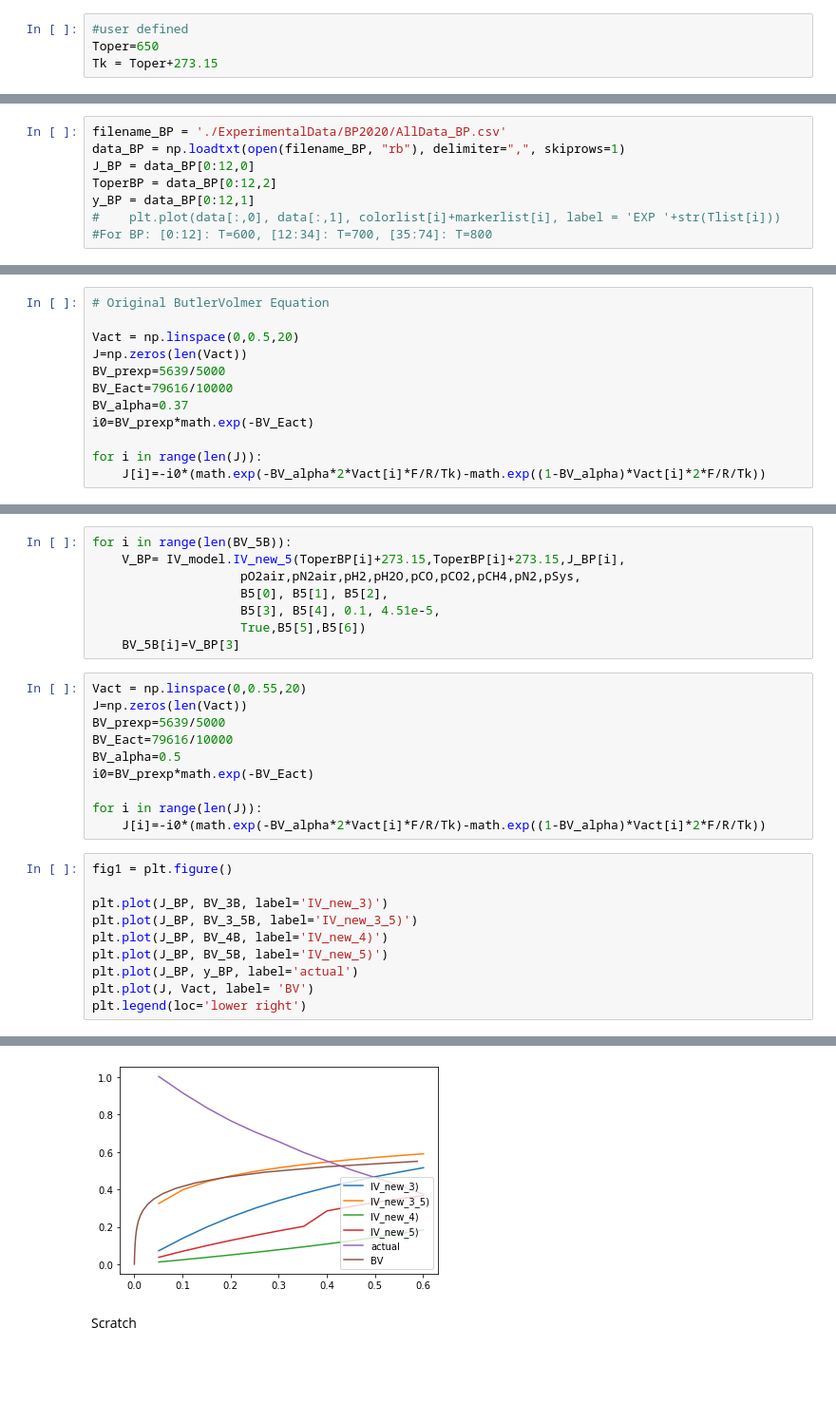
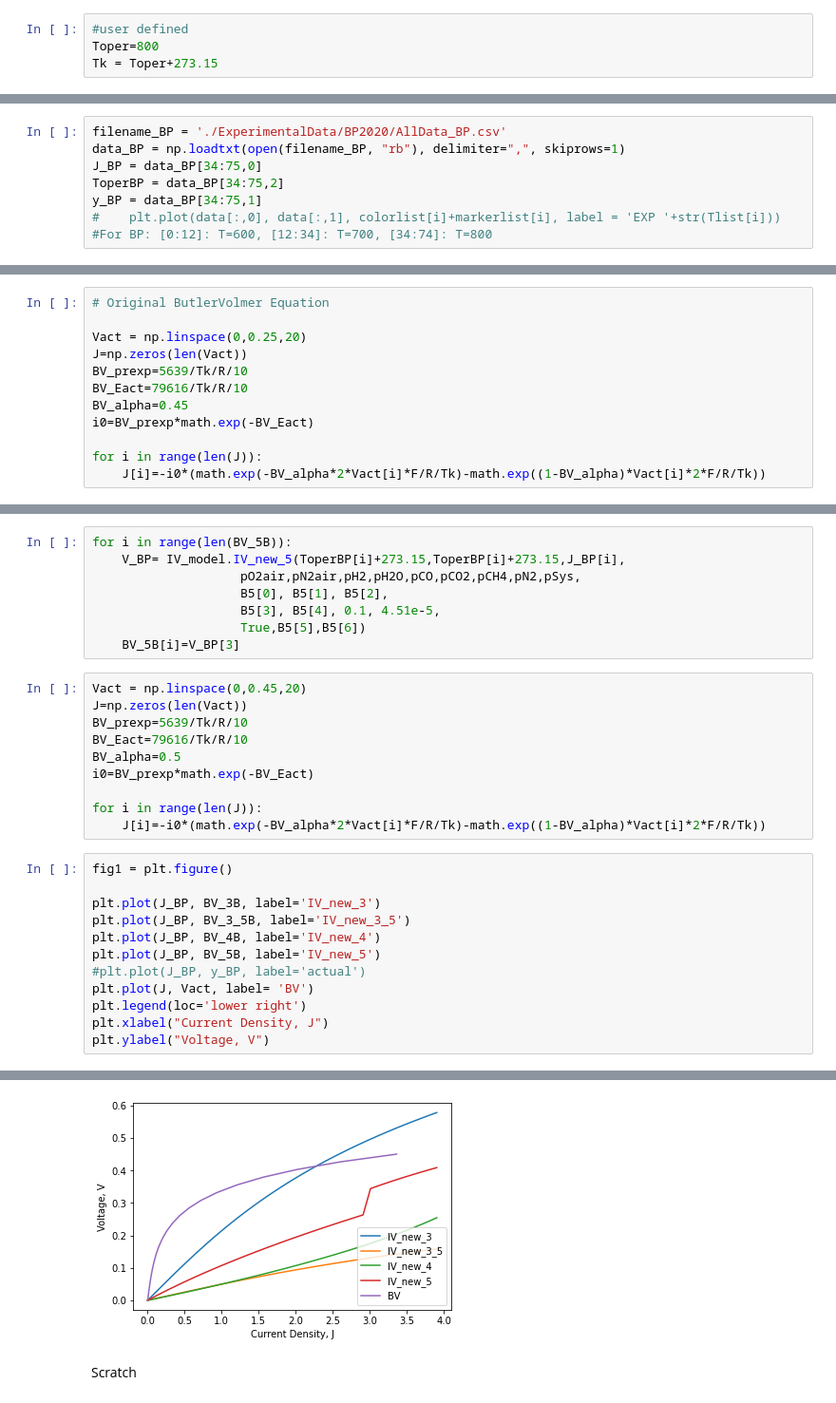
Before and after one commit to NGFC-Lib/NGFC-Lib, a Jupyter notebook: jupyter/Python_IV_Curve/2_IV_Model_Update/Match_Experimental_Data/BV_models_Errors.ipynb, the cells around one changed output, grey strips where cells are left out. Shown at 95% size. Drawn from its saved outputs; the diff is of its cells as text; blank space fills up the shorter version.

```diff
--- a/jupyter/Python_IV_Curve/2_IV_Model_Update/Match_Experimental_Data/BV_models_Errors.ipynb
+++ b/jupyter/Python_IV_Curve/2_IV_Model_Update/Match_Experimental_Data/BV_models_Errors.ipynb
@@ -83,7 +83,7 @@ B5 = [3.72932228e-01,  5.63899993e+03,  7.96160001e+04, -1.36362672e-01,
 # User Defined Temperature (operational T)
 # %%
 #user defined
-Toper=650
+Toper=800
 Tk = Toper+273.15
 # %% [markdown]
 # Experimental Data Extraction From JM and BP
@@ -97,11 +97,11 @@ y_JM = data_JM[:,1]
 # %%
 filename_BP = './ExperimentalData/BP2020/AllData_BP.csv'
 data_BP = np.loadtxt(open(filename_BP, "rb"), delimiter=",", skiprows=1)
-J_BP = data_BP[0:12,0]
-ToperBP = data_BP[0:12,2]
-y_BP = data_BP[0:12,1]
+J_BP = data_BP[34:75,0]
+ToperBP = data_BP[34:75,2]
+y_BP = data_BP[34:75,1]
 #    plt.plot(data[:,0], data[:,1], colorlist[i]+markerlist[i], label = 'EXP '+str(Tlist[i]))
-#For BP: [0:12]: T=600, [12:34]: T=700, [35:74]: T=800
+#For BP: [0:12]: T=600, [12:34]: T=700, [34:74]: T=800
 # %% [markdown]
 # For JM Experimental values
 # %%
@@ -144,11 +144,11 @@ for i in range(len(BV_5J)):
 # %%
 # Original ButlerVolmer Equation
 
-Vact = np.linspace(0,0.5,20)
+Vact = np.linspace(0,0.25,20)
 J=np.zeros(len(Vact))
-BV_prexp=5639/5000
-BV_Eact=79616/10000
-BV_alpha=0.37
+BV_prexp=5639/Tk/R/10
+BV_Eact=79616/Tk/R/10
+BV_alpha=0.45
 i0=BV_prexp*math.exp(-BV_Eact)
 
 for i in range(len(J)):
@@ -206,10 +208,10 @@ for i in range(len(BV_5B)):
                     True,B5[5],B5[6])
     BV_5B[i]=V_BP[3]
 # %%
-Vact = np.linspace(0,0.55,20)
+Vact = np.linspace(0,0.45,20)
 J=np.zeros(len(Vact))
-BV_prexp=5639/5000
-BV_Eact=79616/10000
+BV_prexp=5639/Tk/R/10
+BV_Eact=79616/Tk/R/10
 BV_alpha=0.5
 i0=BV_prexp*math.exp(-BV_Eact)
 
@@ -218,11 +220,13 @@ for i in range(len(J)):
 # %%
 fig1 = plt.figure()
 
-plt.plot(J_BP, BV_3B, label='IV_new_3)')
-plt.plot(J_BP, BV_3_5B, label='IV_new_3_5)')
-plt.plot(J_BP, BV_4B, label='IV_new_4)')
-plt.plot(J_BP, BV_5B, label='IV_new_5)')
-plt.plot(J_BP, y_BP, label='actual')
+plt.plot(J_BP, BV_3B, label='IV_new_3')
+plt.plot(J_BP, BV_3_5B, label='IV_new_3_5')
+plt.plot(J_BP, BV_4B, label='IV_new_4')
+plt.plot(J_BP, BV_5B, label='IV_new_5')
+#plt.plot(J_BP, y_BP, label='actual')
 plt.plot(J, Vact, label= 'BV')
 plt.legend(loc='lower right')
+plt.xlabel("Current Density, J")
+plt.ylabel("Voltage, V")
 # %% [output]
@@ -230,3 +234,3 @@ plt.legend(loc='lower right')
-[figure, old version]
+[figure, new version]
 # %% [markdown]
 Scratch
```
Also changed, not shown: parts of 2 cells of this notebook.
